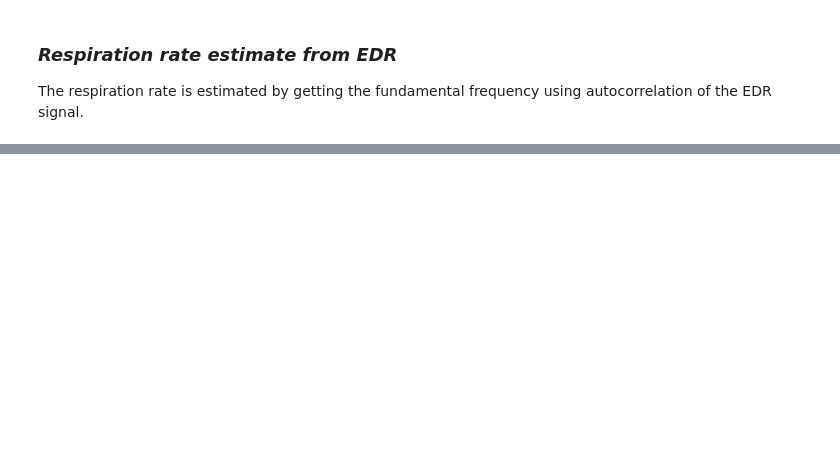
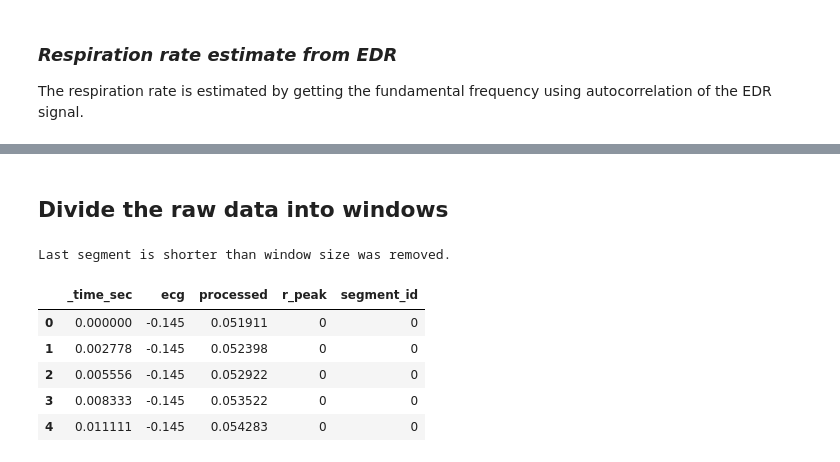
Before and after one commit to xmpuspus/ECG, a Jupyter notebook: notebooks/ecg_pipeline.ipynb, the cells around one changed output, grey strips where cells are left out. Cells and saved outputs as stored; diff of their text form; code cells hidden in the pictures; blank space fills up the shorter version.

```diff
--- a/notebooks/ecg_pipeline.ipynb
+++ b/notebooks/ecg_pipeline.ipynb
@@ -112,0 +123,2 @@ Estimated respiration rate: 0.26 breaths/sec
+# %% [markdown]
+## Divide the raw data into windows
@@ -112,0 +129,12 @@ Estimated respiration rate: 0.26 breaths/sec
+# %%
+# Tag each datapoint with segment_id
+processed_ECG.add_segment_id(window_size, trunc_end=True)
+processed_ECG.df.head()
+# %% [output]
+Last segment is shorter than window size was removed.
+|  | _time_sec | ecg | processed | r_peak | segment_id |
+| 0 | 0.000000 | -0.145 | 0.051911 | 0 | 0 |
+| 1 | 0.002778 | -0.145 | 0.052398 | 0 | 0 |
+| 2 | 0.005556 | -0.145 | 0.052922 | 0 | 0 |
+| 3 | 0.008333 | -0.145 | 0.053522 | 0 | 0 |
+| 4 | 0.011111 | -0.145 | 0.054283 | 0 | 0 |
```
Also changed, not shown: parts of 15 cells of this notebook.
